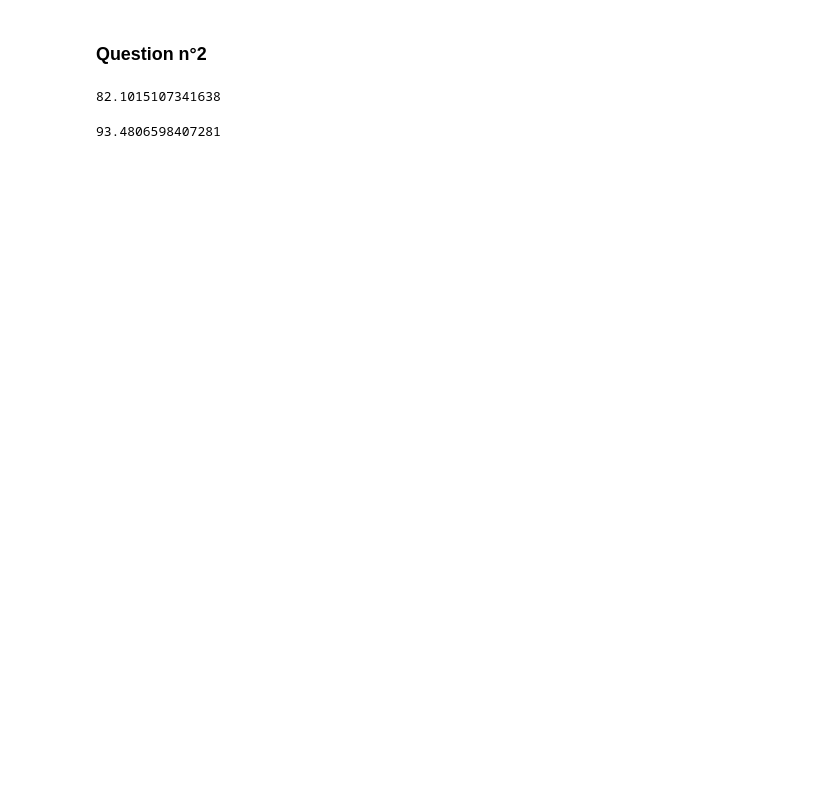
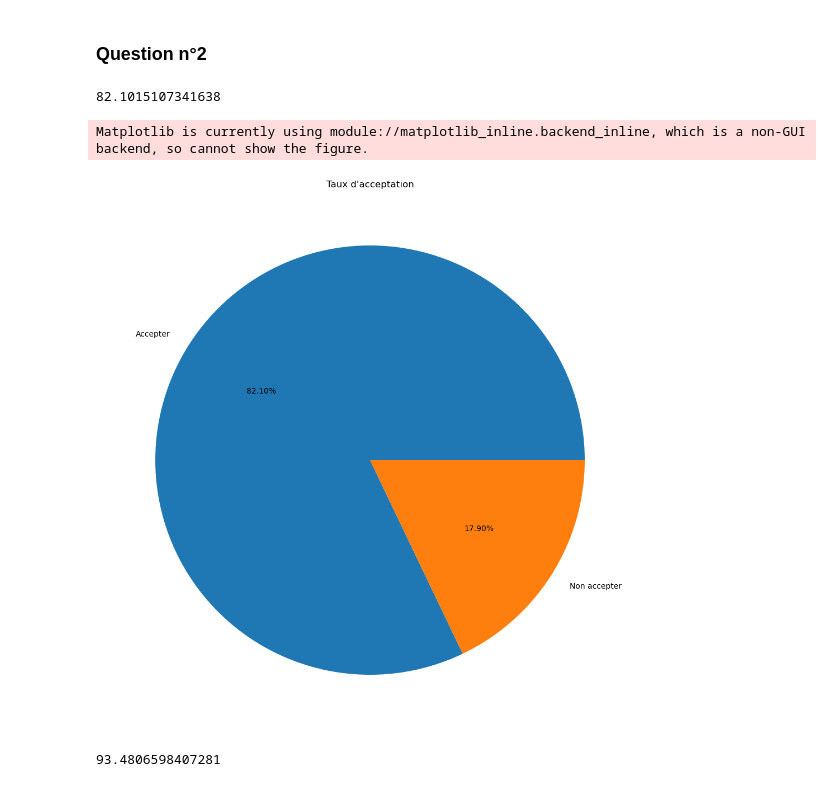
Before and after one commit to emaddar/Airbnb, a Jupyter notebook: pandas/bordeaux.ipynb, the cells around one changed output. Cells and saved outputs as stored; diff of their text form; code cells hidden in the pictures; blank space fills up the shorter version.

```diff
--- a/pandas/bordeaux.ipynb
+++ b/pandas/bordeaux.ipynb
@@ -45,6 +68,16 @@ df_host_acceptance_rate=df_bordeaux["host_acceptance_rate"].str.rstrip('%').asty
 df_host_acceptance_rate.mean()
 # %% [output]
 82.1015107341638
+# %%
+fig= plt.figure()
+ax = fig.add_axes([0,0,2,2])
+ax.set_title("Taux d'acceptation")
+label= ["Accepter","Non accepter"]
+ax.pie([df_host_acceptance_rate.mean(),100-df_host_acceptance_rate.mean()],labels=label,autopct= '%1.2f%%')
+fig.show()
+# %% [output]
+Matplotlib is currently using module://matplotlib_inline.backend_inline, which is a non-GUI backend, so cannot show the figure.
+[figure, added]
 # %%
 df_host_response_rate=df_bordeaux["host_response_rate"].str.rstrip('%').astype(float)
 
```
Also changed, not shown: parts of 13 cells of this notebook, 2 other files.
